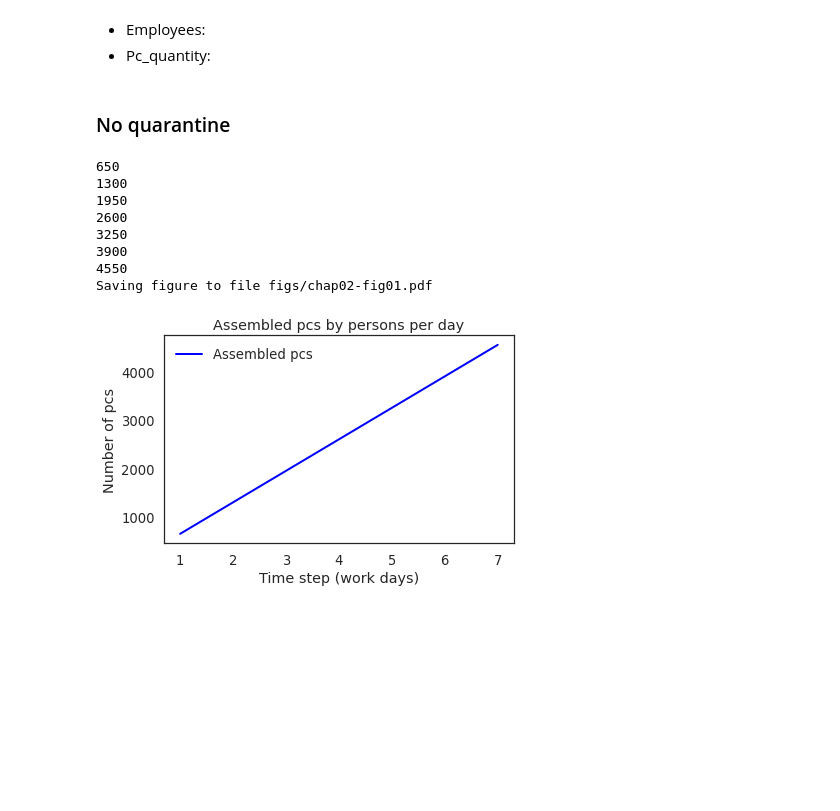
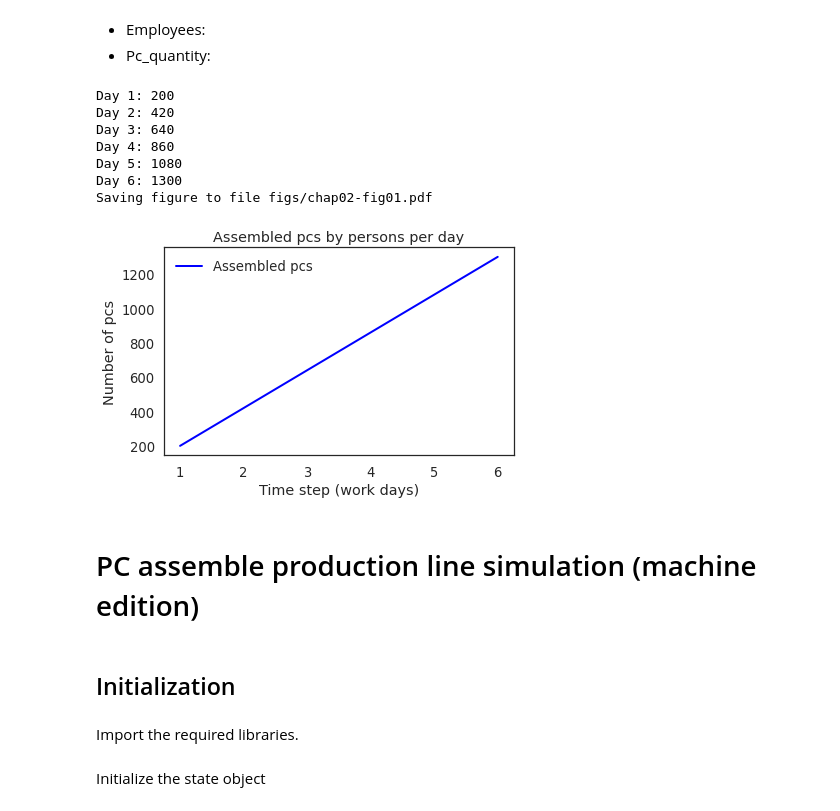
Before and after one commit to dfeliz/ModSimPy, a Jupyter notebook: notebooks/human_prod_line.ipynb, the cells around one changed output. Saved outputs shown, nothing was run; the diff lists cells and outputs as text; code cells hidden in the pictures; blank space fills up the shorter version.

Commit message:
Add machine simulation

```diff
--- a/notebooks/human_prod_line.ipynb
+++ b/notebooks/human_prod_line.ipynb
@@ -56,10 +56,10 @@ Declare the `run_simulation` function.
 def run_simulation(employees, pc_quantity):
     pcs.left = pc_quantity
 
-    time_limit = 8 * 60 * 60 # work day time in seconds
+    time_limit = 7 * 60 * 60 # work day time in seconds
 
     day = 1
-    while (pcs.left > 0):
+    while True:
         assemble_time = assemble_pcs(employees)
         time.elapsed += assemble_time
         pcs.left -= employees
@@ -67,25 +67,30 @@ def run_simulation(employees, pc_quantity):
         if (time.elapsed >= time_limit):
             assembled_pcs[day] = pc_quantity - pcs.left
             time.elapsed = 0
-            print(pc_quantity - pcs.left)
+            print("Day " + str(day) + ": " + str(pc_quantity - pcs.left))
             day += 1
+        if (pcs.left <= 0):
+            break
     draw()
 # %% [markdown]
 # Run simulation
 # %% [markdown]
 - Employees:
 - Pc_quantity:
-# %% [markdown]
-### No quarantine
-# %%
-run_simulation(50, 5000)
-# %% [output]
-650
-1300
-1950
-2600
-3250
-3900
-4550
-Saving figure to file figs/chap02-fig01.pdf
-[figure, removed]
+# %%
+run_simulation(20, 1500)
+# %% [output]
+Day 1: 200
+Day 2: 420
+Day 3: 640
+Day 4: 860
+Day 5: 1080
+Day 6: 1300
+Saving figure to file figs/chap02-fig01.pdf
+[figure, added]
+# %% [markdown]
+# PC assemble production line simulation (machine edition)
+# %% [markdown]
+## Initialization
+# %% [markdown]
+Import the required libraries.
@@ -91,0 +107,2 @@ Saving figure to file figs/chap02-fig01.pdf
+# %% [markdown]
+Initialize the state object
```
Also changed, not shown: parts of 14 cells of this notebook.
